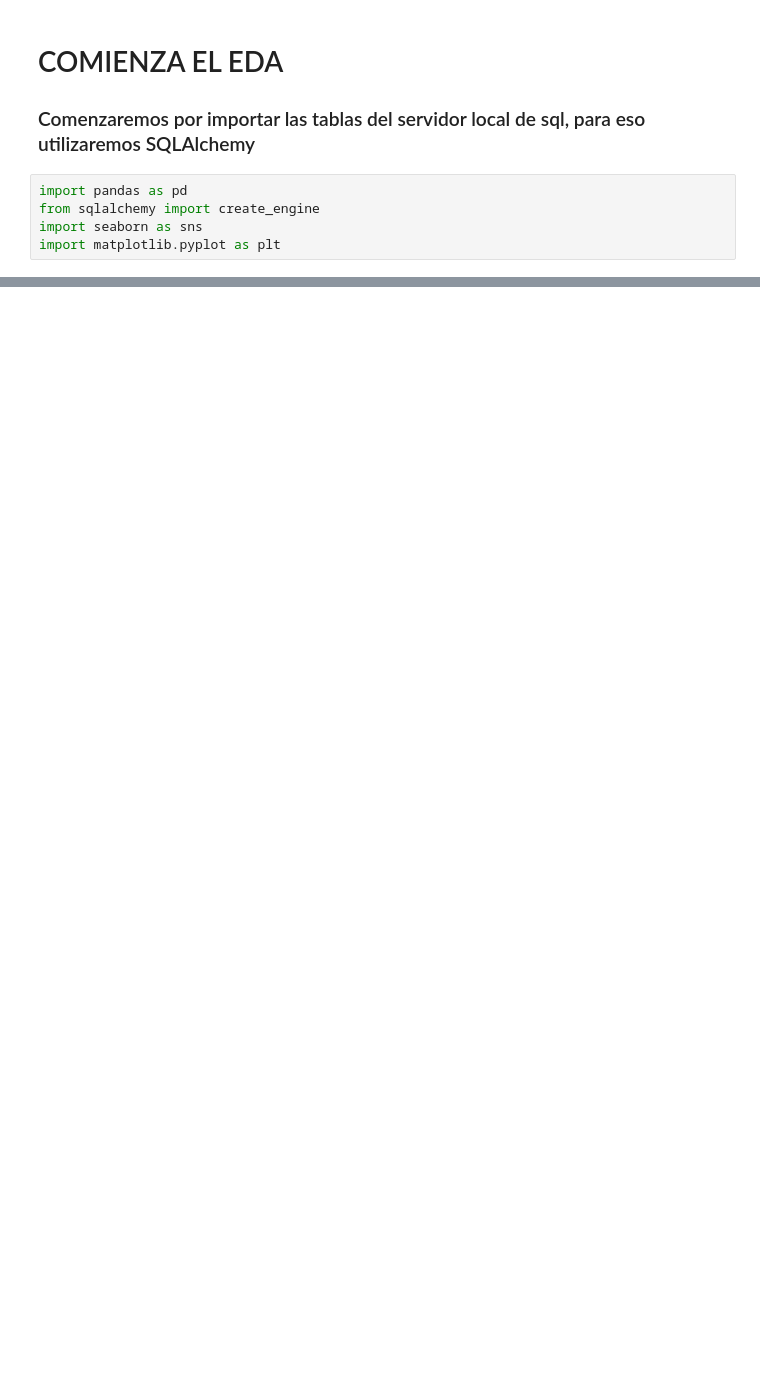
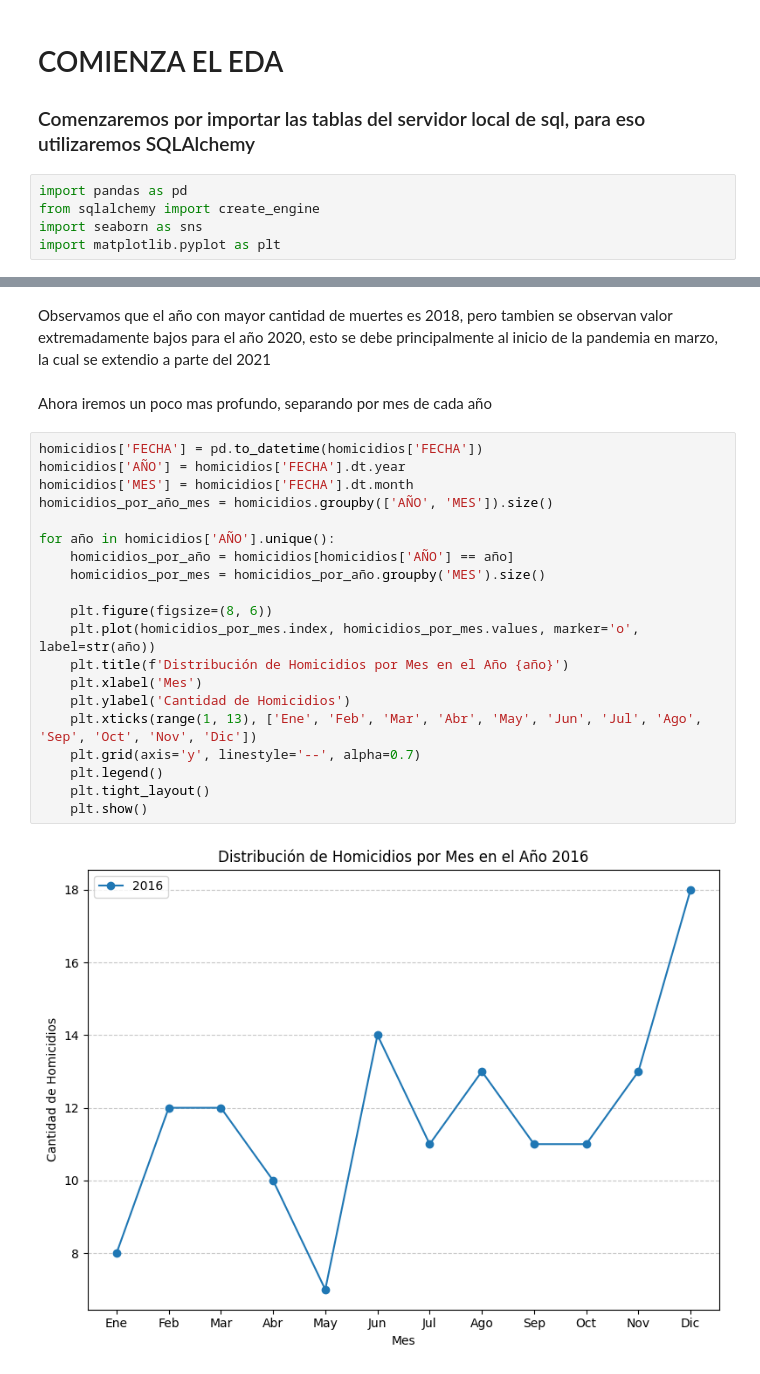
Before and after one commit to Lcolantoni/PI02_seguridad_vial, a Jupyter notebook: Procesos/Visual Studio/EDA.ipynb, the cells around one changed output, grey strips where cells are left out. Cells and saved outputs as stored; diff of their text form; blank space fills up the shorter version.

```diff
--- a/Procesos/Visual Studio/EDA.ipynb
+++ b/Procesos/Visual Studio/EDA.ipynb
@@ -104,0 +62,26 @@ plt.show()
+# %% [markdown]
+Observamos que el año con mayor cantidad de muertes es 2018, pero tambien se observan valor extremadamente bajos para el año 2020, esto se debe principalmente al inicio de la pandemia en marzo, la cual se extendio a parte del 2021
+# %% [markdown]
+Ahora iremos un poco mas profundo, separando por mes de cada año
+# %%
+homicidios['FECHA'] = pd.to_datetime(homicidios['FECHA'])
+homicidios['AÑO'] = homicidios['FECHA'].dt.year
+homicidios['MES'] = homicidios['FECHA'].dt.month
+homicidios_por_año_mes = homicidios.groupby(['AÑO', 'MES']).size()
+
+for año in homicidios['AÑO'].unique():
+    homicidios_por_año = homicidios[homicidios['AÑO'] == año]
+    homicidios_por_mes = homicidios_por_año.groupby('MES').size()
+
+    plt.figure(figsize=(8, 6))
+    plt.plot(homicidios_por_mes.index, homicidios_por_mes.values, marker='o', label=str(año))
+    plt.title(f'Distribución de Homicidios por Mes en el Año {año}')
+    plt.xlabel('Mes')
+    plt.ylabel('Cantidad de Homicidios')
+    plt.xticks(range(1, 13), ['Ene', 'Feb', 'Mar', 'Abr', 'May', 'Jun', 'Jul', 'Ago', 'Sep', 'Oct', 'Nov', 'Dic'])
+    plt.grid(axis='y', linestyle='--', alpha=0.7)
+    plt.legend()
+    plt.tight_layout()
+    plt.show()
+# %% [output]
+[figure, added]
```
Also changed, not shown: parts of 34 cells of this notebook, 5 other files.
